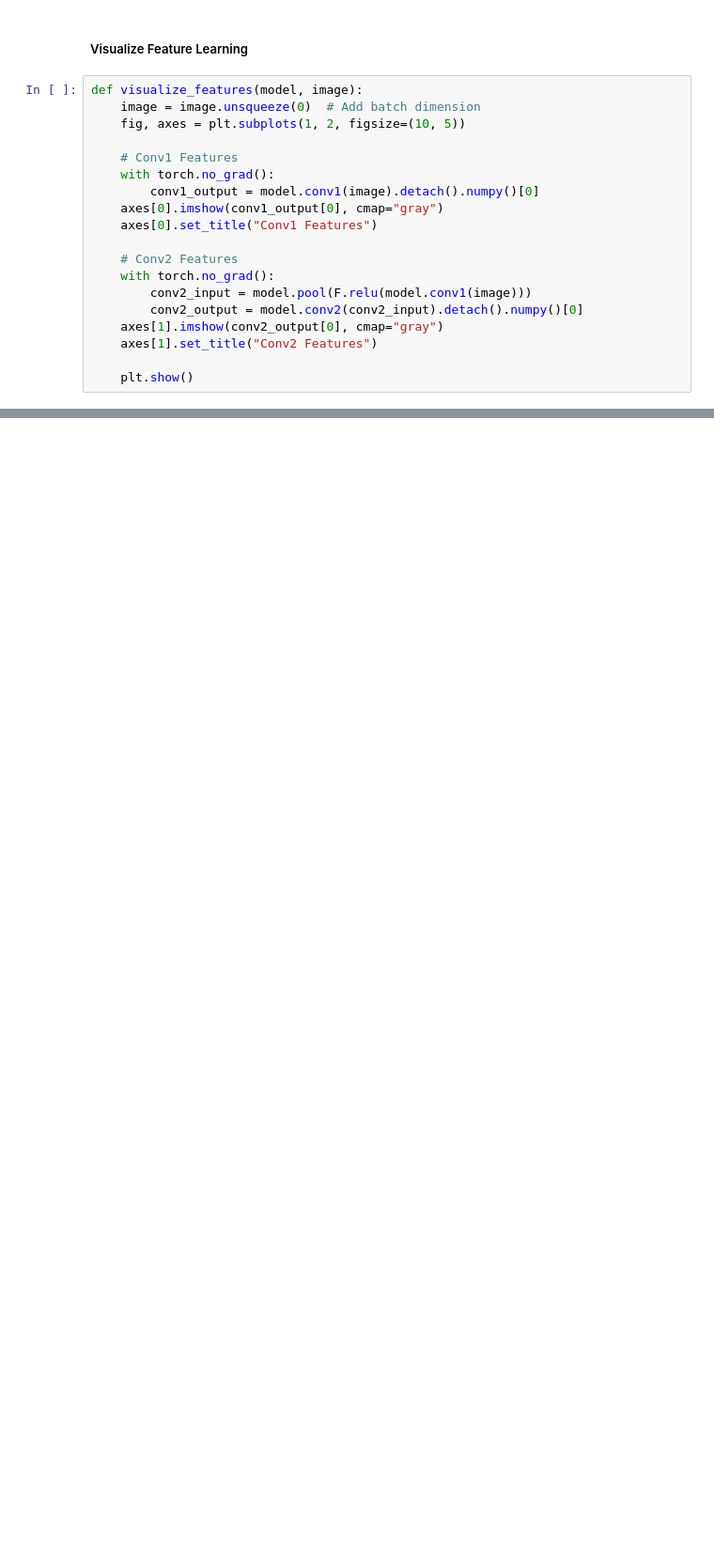
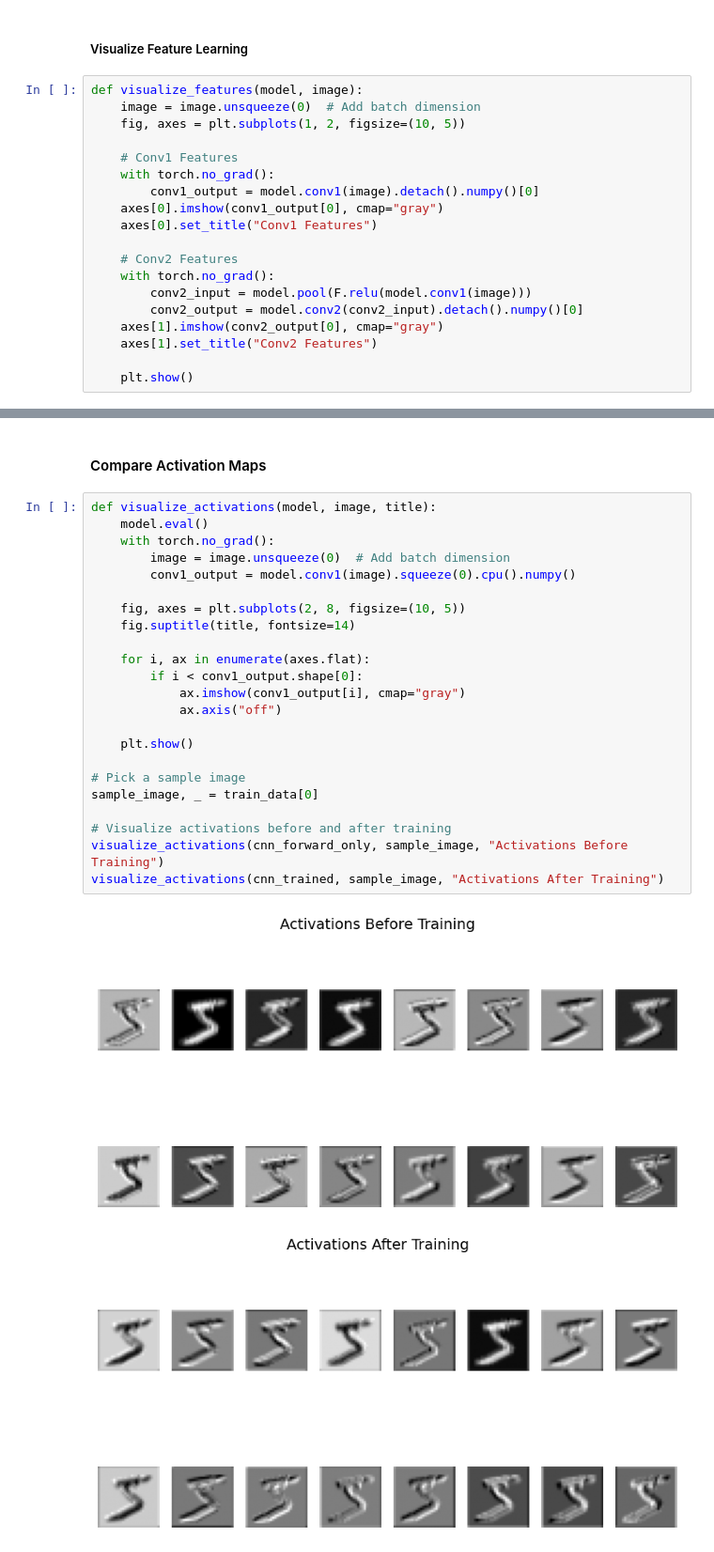
Before and after one commit to kewserseid/Neural-Network-Propagation, a Jupyter notebook: notebooks/cnn_forward_vs_backprop.ipynb, the cells around one changed output, grey strips where cells are left out. Shown: that part at 94% size. Drawn from its saved outputs; the diff is of its cells as text; blank space fills up the shorter version.

```diff
--- a/notebooks/cnn_forward_vs_backprop.ipynb
+++ b/notebooks/cnn_forward_vs_backprop.ipynb
@@ -192,0 +248,28 @@ visualize_features(cnn_trained, sample_image)  # After Training
+# %% [markdown]
+#### Compare Activation Maps
+# %%
+def visualize_activations(model, image, title):
+    model.eval()
+    with torch.no_grad():
+        image = image.unsqueeze(0)  # Add batch dimension
+        conv1_output = model.conv1(image).squeeze(0).cpu().numpy()
+
+    fig, axes = plt.subplots(2, 8, figsize=(10, 5))
+    fig.suptitle(title, fontsize=14)
+
+    for i, ax in enumerate(axes.flat):
+        if i < conv1_output.shape[0]:
+            ax.imshow(conv1_output[i], cmap="gray")
+            ax.axis("off")
+
+    plt.show()
+
+# Pick a sample image
+sample_image, _ = train_data[0]
+
+# Visualize activations before and after training
+visualize_activations(cnn_forward_only, sample_image, "Activations Before Training")
+visualize_activations(cnn_trained, sample_image, "Activations After Training")
+# %% [output]
+[figure, added]
+[figure, added]
```
Also changed, not shown: parts of 12 cells of this notebook.
